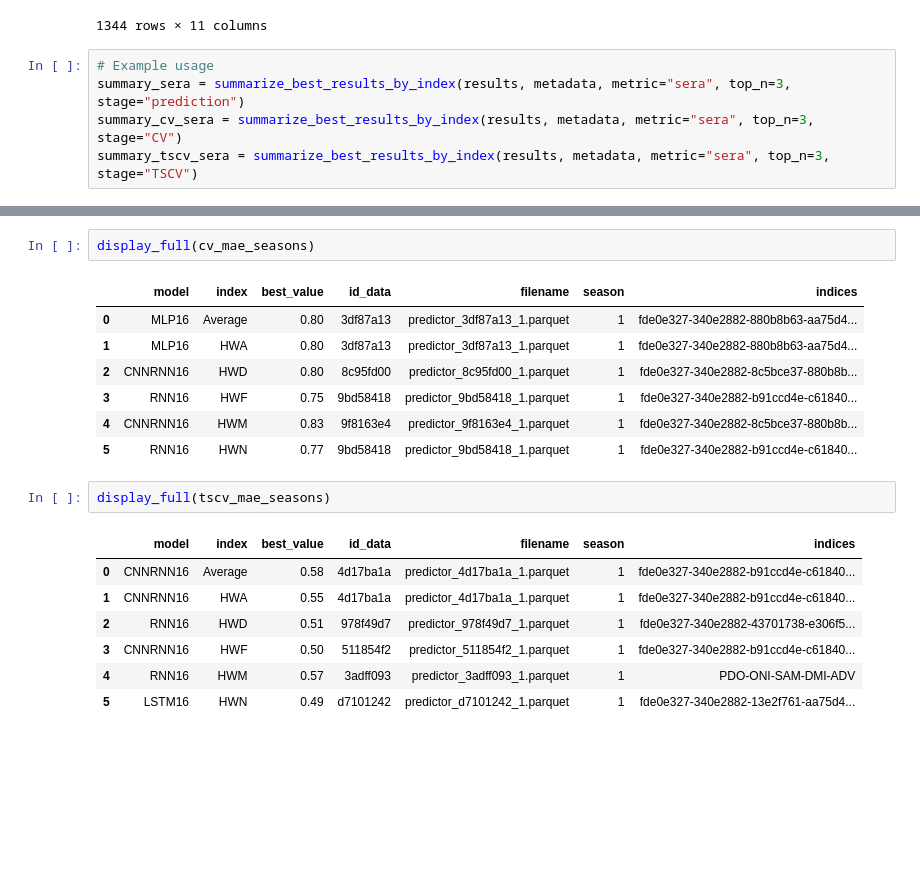
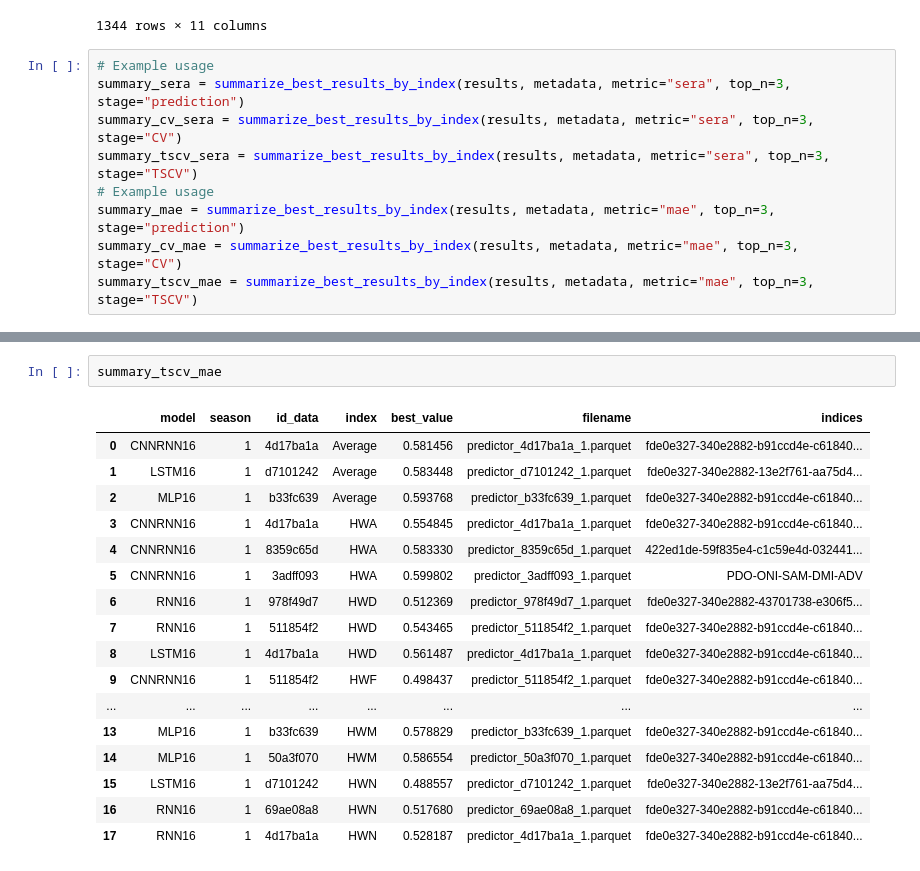
Before and after one commit to martinpavez/data, a Jupyter notebook: hw_extra/notebooks_results/sera_year_results.ipynb, the cells around one changed output, grey strips where cells are left out. Saved outputs shown, nothing was run; the diff lists cells and outputs as text; blank space fills up the shorter version.

```diff
--- a/hw_extra/notebooks_results/sera_year_results.ipynb
+++ b/hw_extra/notebooks_results/sera_year_results.ipynb
@@ -198,3 +198,7 @@ results
 summary_sera = summarize_best_results_by_index(results, metadata, metric="sera", top_n=3, stage="prediction")
 summary_cv_sera = summarize_best_results_by_index(results, metadata, metric="sera", top_n=3, stage="CV")
 summary_tscv_sera = summarize_best_results_by_index(results, metadata, metric="sera", top_n=3, stage="TSCV")
+# Example usage
+summary_mae = summarize_best_results_by_index(results, metadata, metric="mae", top_n=3, stage="prediction")
+summary_cv_mae = summarize_best_results_by_index(results, metadata, metric="mae", top_n=3, stage="CV")
+summary_tscv_mae = summarize_best_results_by_index(results, metadata, metric="mae", top_n=3, stage="TSCV")
@@ -245,23 +205,23 @@ mae_seasons = pd.concat(list(mae_seasons.values()))
-# %%
-display_full(cv_mae_seasons)
-# %% [output]
-|  | model | index | best_value | id_data | filename | season | indices |
-| 0 | MLP16 | Average | 0.80 | 3df87a13 | predictor_3df87a13_1.parquet | 1 | fde0e327-340e2882-880b8b63-aa75d4... |
-| 1 | MLP16 | HWA | 0.80 | 3df87a13 | predictor_3df87a13_1.parquet | 1 | fde0e327-340e2882-880b8b63-aa75d4... |
-| 2 | CNNRNN16 | HWD | 0.80 | 8c95fd00 | predictor_8c95fd00_1.parquet | 1 | fde0e327-340e2882-8c5bce37-880b8b... |
-| 3 | RNN16 | HWF | 0.75 | 9bd58418 | predictor_9bd58418_1.parquet | 1 | fde0e327-340e2882-b91ccd4e-c61840... |
-| 4 | CNNRNN16 | HWM | 0.83 | 9f8163e4 | predictor_9f8163e4_1.parquet | 1 | fde0e327-340e2882-8c5bce37-880b8b... |
-| 5 | RNN16 | HWN | 0.77 | 9bd58418 | predictor_9bd58418_1.parquet | 1 | fde0e327-340e2882-b91ccd4e-c61840... |
-# %%
-display_full(tscv_mae_seasons)
-# %% [output]
-|  | model | index | best_value | id_data | filename | season | indices |
-| 0 | CNNRNN16 | Average | 0.58 | 4d17ba1a | predictor_4d17ba1a_1.parquet | 1 | fde0e327-340e2882-b91ccd4e-c61840... |
-| 1 | CNNRNN16 | HWA | 0.55 | 4d17ba1a | predictor_4d17ba1a_1.parquet | 1 | fde0e327-340e2882-b91ccd4e-c61840... |
-| 2 | RNN16 | HWD | 0.51 | 978f49d7 | predictor_978f49d7_1.parquet | 1 | fde0e327-340e2882-43701738-e306f5... |
-| 3 | CNNRNN16 | HWF | 0.50 | 511854f2 | predictor_511854f2_1.parquet | 1 | fde0e327-340e2882-b91ccd4e-c61840... |
-| 4 | RNN16 | HWM | 0.57 | 3adff093 | predictor_3adff093_1.parquet | 1 | PDO-ONI-SAM-DMI-ADV |
-| 5 | LSTM16 | HWN | 0.49 | d7101242 | predictor_d7101242_1.parquet | 1 | fde0e327-340e2882-13e2f761-aa75d4... |
+# %%
+summary_tscv_mae
+# %% [output]
+|  | model | season | id_data | index | best_value | filename | indices |
+| 0 | CNNRNN16 | 1 | 4d17ba1a | Average | 0.581456 | predictor_4d17ba1a_1.parquet | fde0e327-340e2882-b91ccd4e-c61840... |
+| 1 | LSTM16 | 1 | d7101242 | Average | 0.583448 | predictor_d7101242_1.parquet | fde0e327-340e2882-13e2f761-aa75d4... |
+| 2 | MLP16 | 1 | b33fc639 | Average | 0.593768 | predictor_b33fc639_1.parquet | fde0e327-340e2882-b91ccd4e-c61840... |
+| 3 | CNNRNN16 | 1 | 4d17ba1a | HWA | 0.554845 | predictor_4d17ba1a_1.parquet | fde0e327-340e2882-b91ccd4e-c61840... |
+| 4 | CNNRNN16 | 1 | 8359c65d | HWA | 0.583330 | predictor_8359c65d_1.parquet | 422ed1de-59f835e4-c1c59e4d-032441... |
+| 5 | CNNRNN16 | 1 | 3adff093 | HWA | 0.599802 | predictor_3adff093_1.parquet | PDO-ONI-SAM-DMI-ADV |
+| 6 | RNN16 | 1 | 978f49d7 | HWD | 0.512369 | predictor_978f49d7_1.parquet | fde0e327-340e2882-43701738-e306f5... |
+| 7 | RNN16 | 1 | 511854f2 | HWD | 0.543465 | predictor_511854f2_1.parquet | fde0e327-340e2882-b91ccd4e-c61840... |
+| 8 | LSTM16 | 1 | 4d17ba1a | HWD | 0.561487 | predictor_4d17ba1a_1.parquet | fde0e327-340e2882-b91ccd4e-c61840... |
+| 9 | CNNRNN16 | 1 | 511854f2 | HWF | 0.498437 | predictor_511854f2_1.parquet | fde0e327-340e2882-b91ccd4e-c61840... |
+| ... | ... | ... | ... | ... | ... | ... | ... |
+| 13 | MLP16 | 1 | b33fc639 | HWM | 0.578829 | predictor_b33fc639_1.parquet | fde0e327-340e2882-b91ccd4e-c61840... |
+| 14 | MLP16 | 1 | 50a3f070 | HWM | 0.586554 | predictor_50a3f070_1.parquet | fde0e327-340e2882-b91ccd4e-c61840... |
+| 15 | LSTM16 | 1 | d7101242 | HWN | 0.488557 | predictor_d7101242_1.parquet | fde0e327-340e2882-13e2f761-aa75d4... |
+| 16 | RNN16 | 1 | 69ae08a8 | HWN | 0.517680 | predictor_69ae08a8_1.parquet | fde0e327-340e2882-b91ccd4e-c61840... |
+| 17 | RNN16 | 1 | 4d17ba1a | HWN | 0.528187 | predictor_4d17ba1a_1.parquet | fde0e327-340e2882-b91ccd4e-c61840... |
 # %%
 ids_metadata = metadata["id_data"].unique()
 ids_best_results = np.concatenate((
```
Also changed, not shown: parts of 3 cells of this notebook, 12 other files.
